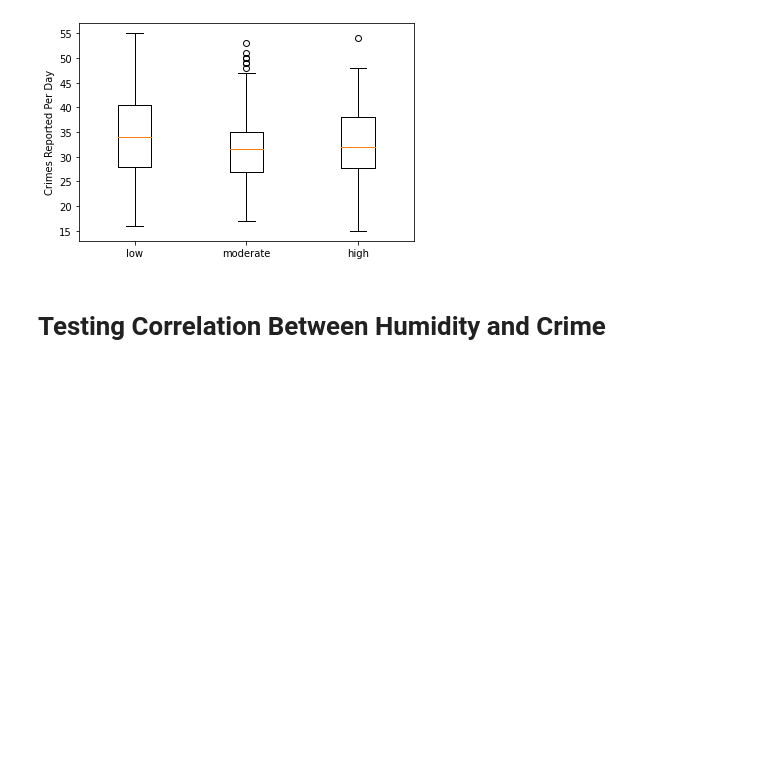
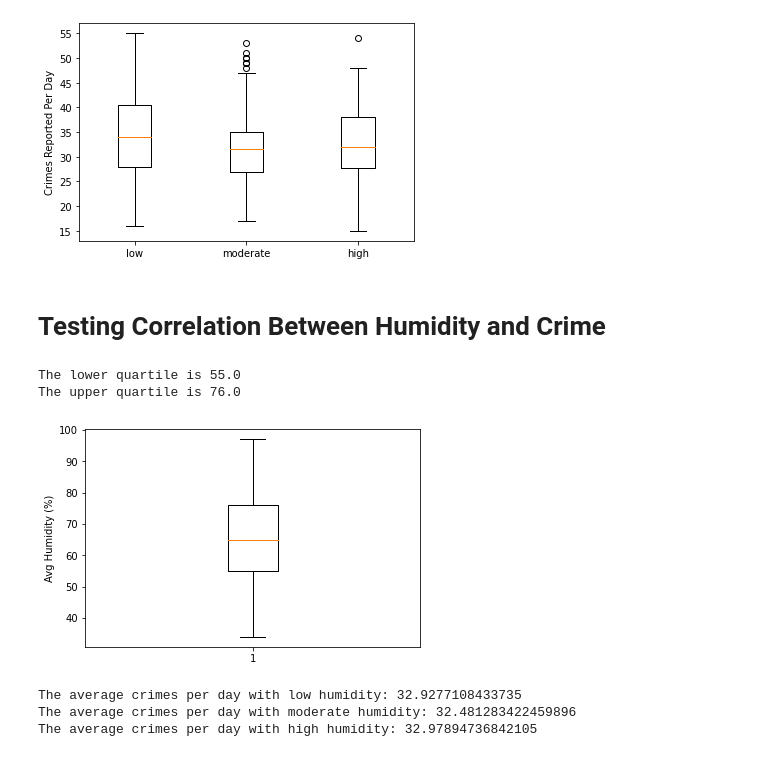
Before and after one commit to b-wild/Project_One_Group_2, a Jupyter notebook: Q3-4_Correlation.ipynb, the cells around one changed output. Saved outputs shown, nothing was run; the diff lists cells and outputs as text; code cells hidden in the pictures; blank space fills up the shorter version.

```diff
--- a/Q3-4_Correlation.ipynb
+++ b/Q3-4_Correlation.ipynb
@@ -332,3 +332,51 @@ plt.show()
 [figure]
 # %% [markdown]
 # Testing Correlation Between Humidity and Crime
+# %%
+# Identify low, moderate, high humidity levels
+weather_file = "output_data/dc_weather.csv"
+weather_day = pd.read_csv(weather_file)
+
+quartiles = weather_day['avghumidity'].quantile([.25,.5,.75])
+lowerq = quartiles[0.25]
+upperq = quartiles[0.75]
+print(f"The lower quartile is {lowerq}")
+print(f"The upper quartile is {upperq}")
+
+fig1, ax1 = plt.subplots()
+ax1.set_ylabel('Avg Humidity (%)')
+ax1.boxplot(weather_day['avghumidity'])
+flierprops={'marker': 'o', 'markersize': 12, 'markerfacecolor': 'red'}
+plt.show()
+# %% [output]
+The lower quartile is 55.0
+The upper quartile is 76.0
+[figure, added]
+# %%
+bins = [0, 54.9, 75.9, 100]
+bin_labels = ['low humidity', 'moderate humidity', 'high humidity']
+
+# organize weather by bins
+data_limited['Humidity Level'] = pd.cut(data_limited['Avg Humidity (%)'], bins, labels=bin_labels, include_lowest=True)
+
+# Avg crime per day low humidity
+low_humidity = data_limited.loc[data_limited['Humidity Level'] == 'low humidity', :]
+low_humidity_group = pd.DataFrame(low_humidity.groupby('Start Date').count())
+avg_crime_low_humidity = (low_humidity_group['ID']).mean()
+print(f"The average crimes per day with low humidity: {avg_crime_low_humidity}")
+
+# Avg crime per day moderate humidity
+mod_humidity = data_limited.loc[data_limited['Humidity Level'] == 'moderate humidity', :]
+mod_humidity_group = pd.DataFrame(mod_humidity.groupby('Start Date').count())
+avg_crime_mod_humidity = (mod_humidity_group['ID']).mean()
+print(f"The average crimes per day with moderate humidity: {avg_crime_mod_humidity}")
+
+# Avg crime per day high humidity
+high_humidity = data_limited.loc[data_limited['Humidity Level'] == 'high humidity', :]
+high_humidity_group = pd.DataFrame(high_humidity.groupby('Start Date').count())
+avg_crime_high_humidity = (high_humidity_group['ID']).mean()
+print(f"The average crimes per day with high humidity: {avg_crime_high_humidity}")
+# %% [output]
+The average crimes per day with low humidity: 32.9277108433735
+The average crimes per day with moderate humidity: 32.481283422459896
+The average crimes per day with high humidity: 32.97894736842105
```
